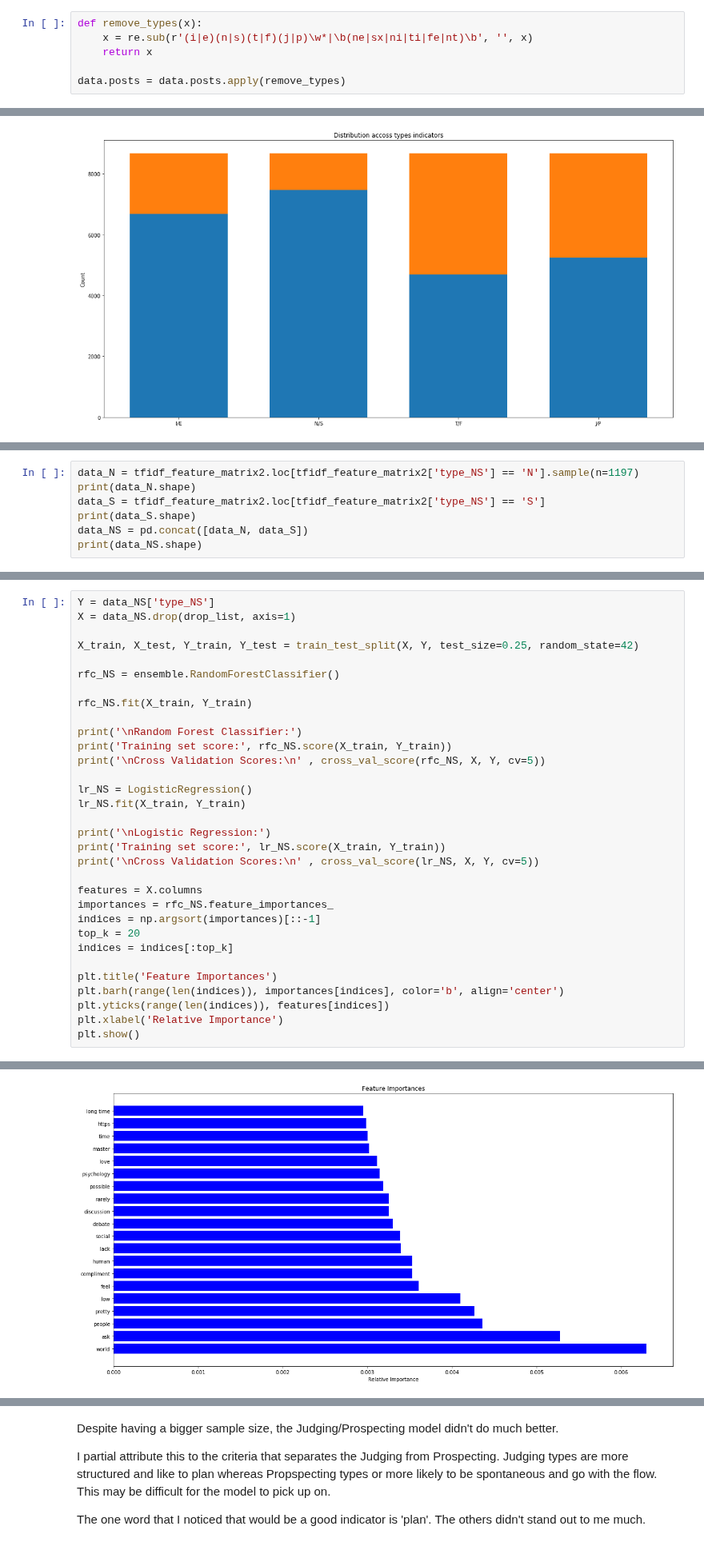
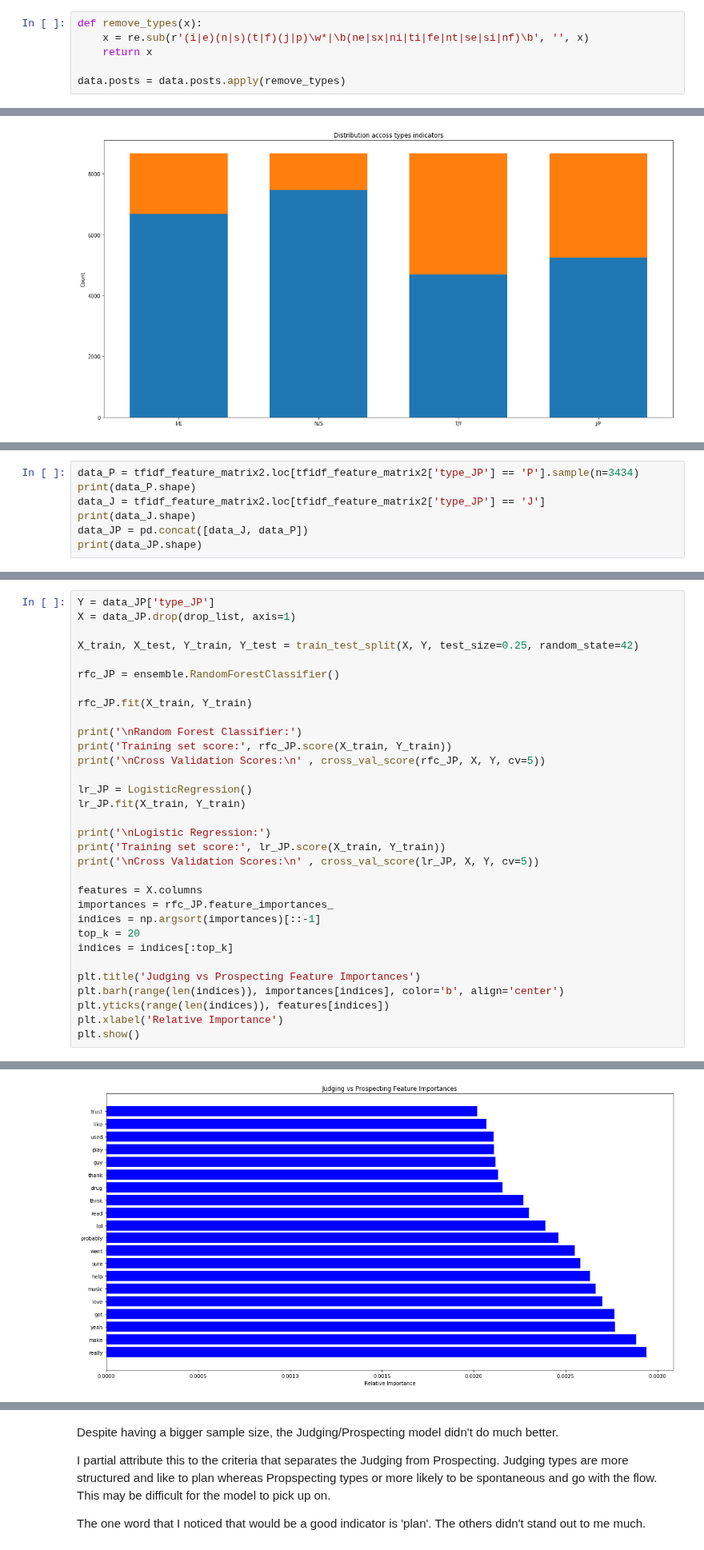
Before and after one commit to VincentG123/ThinkfulBootcamp, a Jupyter notebook: MyersBriggsPersonalityTestFinalCapstone.ipynb, the cells around one changed output, grey strips where cells are left out. Shown at 80% size. Drawn from its saved outputs; the diff is of its cells as text.

```diff
--- a/MyersBriggsPersonalityTestFinalCapstone.ipynb
+++ b/MyersBriggsPersonalityTestFinalCapstone.ipynb
@@ -135,6 +143,6 @@ data.posts = data.posts.apply(remove_extra_white_space)
 # %%
 def remove_types(x):
-    x = re.sub(r'(i|e)(n|s)(t|f)(j|p)\w*|\b(ne|sx|ni|ti|fe|nt)\b', '', x)
+    x = re.sub(r'(i|e)(n|s)(t|f)(j|p)\w*|\b(ne|sx|ni|ti|fe|nt|se|si|nf)\b', '', x)
     return x
 
 data.posts = data.posts.apply(remove_types)
@@ -389,8 +532,8 @@ The presence of 'https' shows a preference for sharing links to other websites.
 # %%
-data_N = tfidf_feature_matrix2.loc[tfidf_feature_matrix2['type_NS'] == 'N'].sample(n=1197)
-print(data_N.shape)
-data_S = tfidf_feature_matrix2.loc[tfidf_feature_matrix2['type_NS'] == 'S']
-print(data_S.shape)
-data_NS = pd.concat([data_N, data_S])
-print(data_NS.shape)
+data_P = tfidf_feature_matrix2.loc[tfidf_feature_matrix2['type_JP'] == 'P'].sample(n=3434)
+print(data_P.shape)
+data_J = tfidf_feature_matrix2.loc[tfidf_feature_matrix2['type_JP'] == 'J']
+print(data_J.shape)
+data_JP = pd.concat([data_J, data_P])
+print(data_JP.shape)
 # %% [output]
@@ -400,31 +543,31 @@ print(data_NS.shape)
 # %%
-Y = data_NS['type_NS']
-X = data_NS.drop(drop_list, axis=1)
+Y = data_JP['type_JP']
+X = data_JP.drop(drop_list, axis=1)
 
 X_train, X_test, Y_train, Y_test = train_test_split(X, Y, test_size=0.25, random_state=42)
 
-rfc_NS = ensemble.RandomForestClassifier()
+rfc_JP = ensemble.RandomForestClassifier()
 
-rfc_NS.fit(X_train, Y_train)
+rfc_JP.fit(X_train, Y_train)
 
 print('\nRandom Forest Classifier:')
-print('Training set score:', rfc_NS.score(X_train, Y_train))
-print('\nCross Validation Scores:\n' , cross_val_score(rfc_NS, X, Y, cv=5))
+print('Training set score:', rfc_JP.score(X_train, Y_train))
+print('\nCross Validation Scores:\n' , cross_val_score(rfc_JP, X, Y, cv=5))
 
-lr_NS = LogisticRegression()
-lr_NS.fit(X_train, Y_train)
+lr_JP = LogisticRegression()
+lr_JP.fit(X_train, Y_train)
 
 print('\nLogistic Regression:')
-print('Training set score:', lr_NS.score(X_train, Y_train))
-print('\nCross Validation Scores:\n' , cross_val_score(lr_NS, X, Y, cv=5))
+print('Training set score:', lr_JP.score(X_train, Y_train))
+print('\nCross Validation Scores:\n' , cross_val_score(lr_JP, X, Y, cv=5))
 
 features = X.columns
-importances = rfc_NS.feature_importances_
+importances = rfc_JP.feature_importances_
 indices = np.argsort(importances)[::-1]
 top_k = 20
 indices = indices[:top_k]
 
-plt.title('Feature Importances')
+plt.title('Judging vs Prospecting Feature Importances')
 plt.barh(range(len(indices)), importances[indices], color='b', align='center')
 plt.yticks(range(len(indices)), features[indices])
 plt.xlabel('Relative Importance')
@@ -444 +587 @@ Cross Validation Scores:
-[figure, old version]
+[figure, new version]
```
Also changed, not shown: parts of 43 cells of this notebook.
